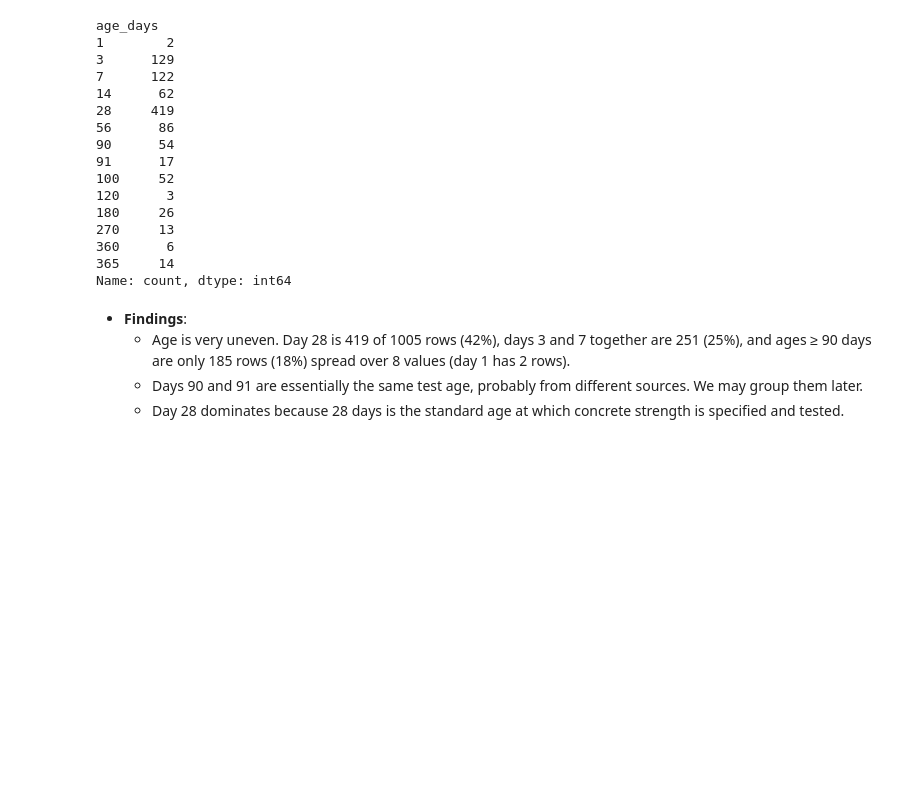
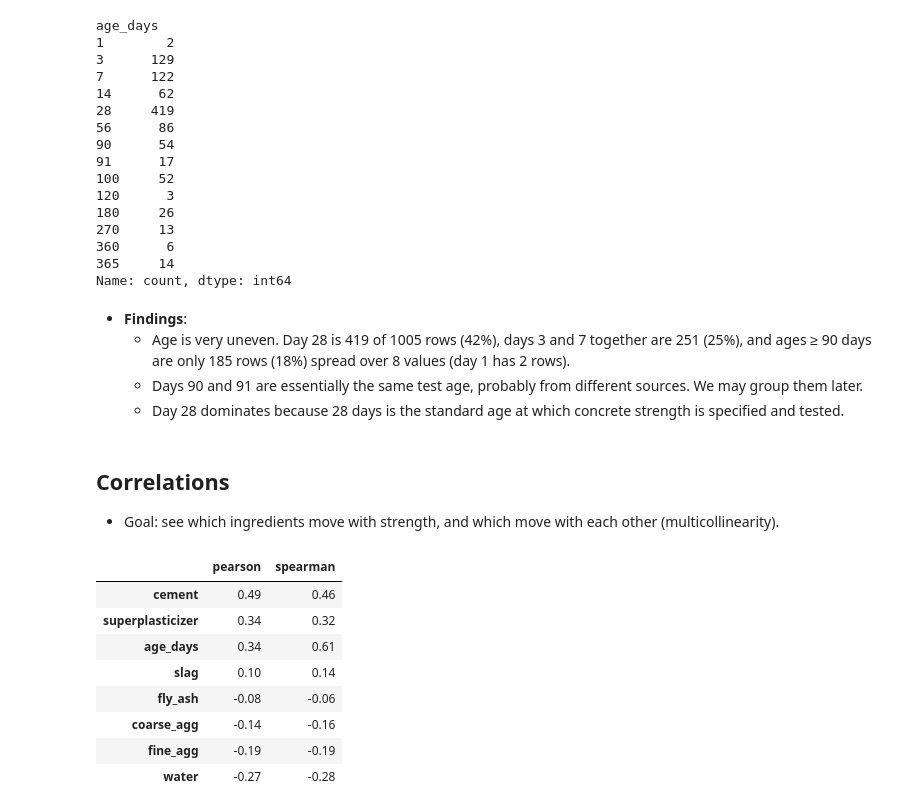
Before and after one commit to Mayank-jeet/StructIQ, a Jupyter notebook: backend/notebooks/01_eda.ipynb, the cells around one changed output. Cells and saved outputs as stored; diff of their text form; code cells hidden in the pictures; blank space fills up the shorter version.

```diff
--- a/backend/notebooks/01_eda.ipynb
+++ b/backend/notebooks/01_eda.ipynb
@@ -146,3 +146,21 @@ Name: count, dtype: int64
     - Age is very uneven. Day 28 is 419 of 1005 rows (42%), days 3 and 7 together are 251 (25%), and ages ≥ 90 days are only 185 rows (18%) spread over 8 values (day 1 has 2 rows).
     - Days 90 and 91 are essentially the same test age, probably from different sources. We may group them later.
     - Day 28 dominates because 28 days is the standard age at which concrete strength is specified and tested.
+# %% [markdown]
+## Correlations
+- Goal: see which ingredients move with strength, and which move with each other (multicollinearity).
+# %%
+# Pearson = straight-line relationship; Spearman = rank-based, also catches curved ones
+pearson = df.corr()["strength_mpa"]
+spearman = df.corr(method="spearman")["strength_mpa"]
+pd.DataFrame({"pearson": pearson, "spearman": spearman}).drop("strength_mpa").sort_values("pearson", ascending=False).round(2)
+# %% [output]
+|  | pearson | spearman |
+| cement | 0.49 | 0.46 |
+| superplasticizer | 0.34 | 0.32 |
+| age_days | 0.34 | 0.61 |
+| slag | 0.10 | 0.14 |
+| fly_ash | -0.08 | -0.06 |
+| coarse_agg | -0.14 | -0.16 |
+| fine_agg | -0.19 | -0.19 |
+| water | -0.27 | -0.28 |
```
Also changed, not shown: parts of 4 cells of this notebook.
